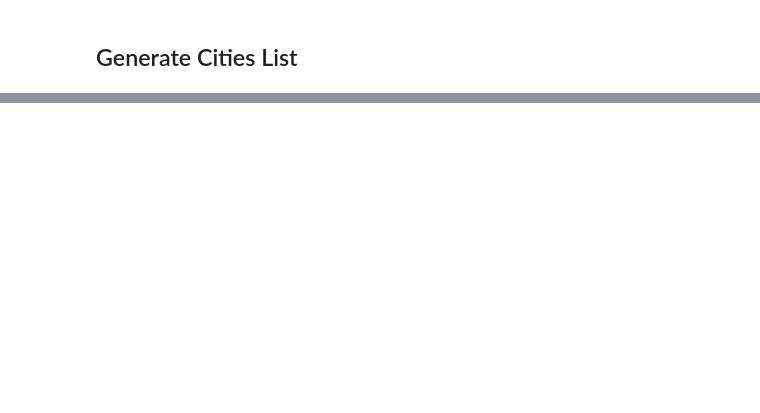
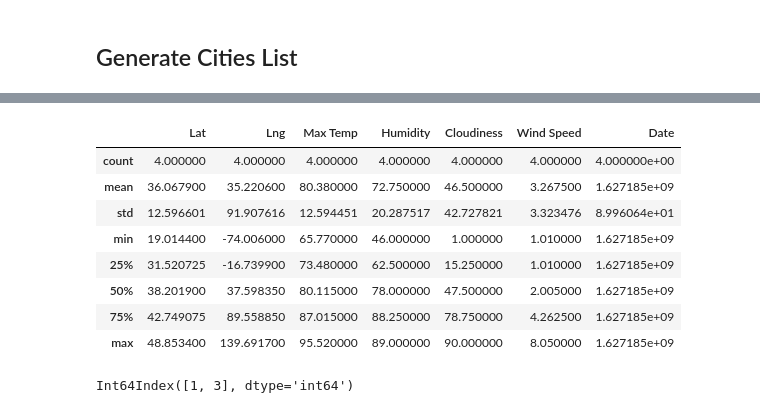
Before and after one commit to jaybdhruv/python-api-challenge, a Jupyter notebook: WeatherPy/WeatherPy.ipynb, the cells around one changed output, grey strips where cells are left out. Drawn from its saved outputs; the diff is of its cells as text; code cells hidden in the pictures; blank space fills up the shorter version.

```diff
--- a/WeatherPy/WeatherPy.ipynb
+++ b/WeatherPy/WeatherPy.ipynb
@@ -45,0 +109,23 @@ len(cities)
+# %%
+lat = []
+lon = []
+max_temp = []
+humidity = []
+cloudiness = []
+wind_speed = []
+country = []
+city_id = []
+date = []
+cities_1 = ["New York", "Paris", "Tokyo", "Mumbai"]
+
+for city in cities_1:
+    #response = requests.get(f"{url}appid={weather_api_key}&units={units}&q={city}").json()
+    lat.append(response["coord"]["lat"])
+    lon.append(response["coord"]["lon"])
+    max_temp.append(response["main"]["temp_max"])
+    humidity.append(response["main"]["humidity"])
+    cloudiness.append(response["clouds"]["all"])
+    wind_speed.append(response["wind"]["speed"])
+    country.append(response["sys"]["country"])
+    city_id.append(response["id"])
+    date.append(response["dt"])
@@ -45,0 +151,18 @@ len(cities)
+# %%
+cities_weather_stats = cities_weather_df.describe()
+cities_weather_stats
+# %% [output]
+|  | Lat | Lng | Max Temp | Humidity | Cloudiness | Wind Speed | Date |
+| count | 4.000000 | 4.000000 | 4.000000 | 4.000000 | 4.000000 | 4.000000 | 4.000000e+00 |
+| mean | 36.067900 | 35.220600 | 80.380000 | 72.750000 | 46.500000 | 3.267500 | 1.627185e+09 |
+| std | 12.596601 | 91.907616 | 12.594451 | 20.287517 | 42.727821 | 3.323476 | 8.996064e+01 |
+| min | 19.014400 | -74.006000 | 65.770000 | 46.000000 | 1.000000 | 1.010000 | 1.627185e+09 |
+| 25% | 31.520725 | -16.739900 | 73.480000 | 62.500000 | 15.250000 | 1.010000 | 1.627185e+09 |
+| 50% | 38.201900 | 37.598350 | 80.115000 | 78.000000 | 47.500000 | 2.005000 | 1.627185e+09 |
+| 75% | 42.749075 | 89.558850 | 87.015000 | 88.250000 | 78.750000 | 4.262500 | 1.627185e+09 |
+| max | 48.853400 | 139.691700 | 95.520000 | 89.000000 | 90.000000 | 8.050000 | 1.627185e+09 |
+# %%
+humidity_outliers = cities_weather_df.loc[cities_weather_df["Humidity"] > 80]
+humidity_outliers.index
+# %% [output]
+Int64Index([1, 3], dtype='int64')
```
Also changed, not shown: parts of 11 cells of this notebook, 1 other file.
